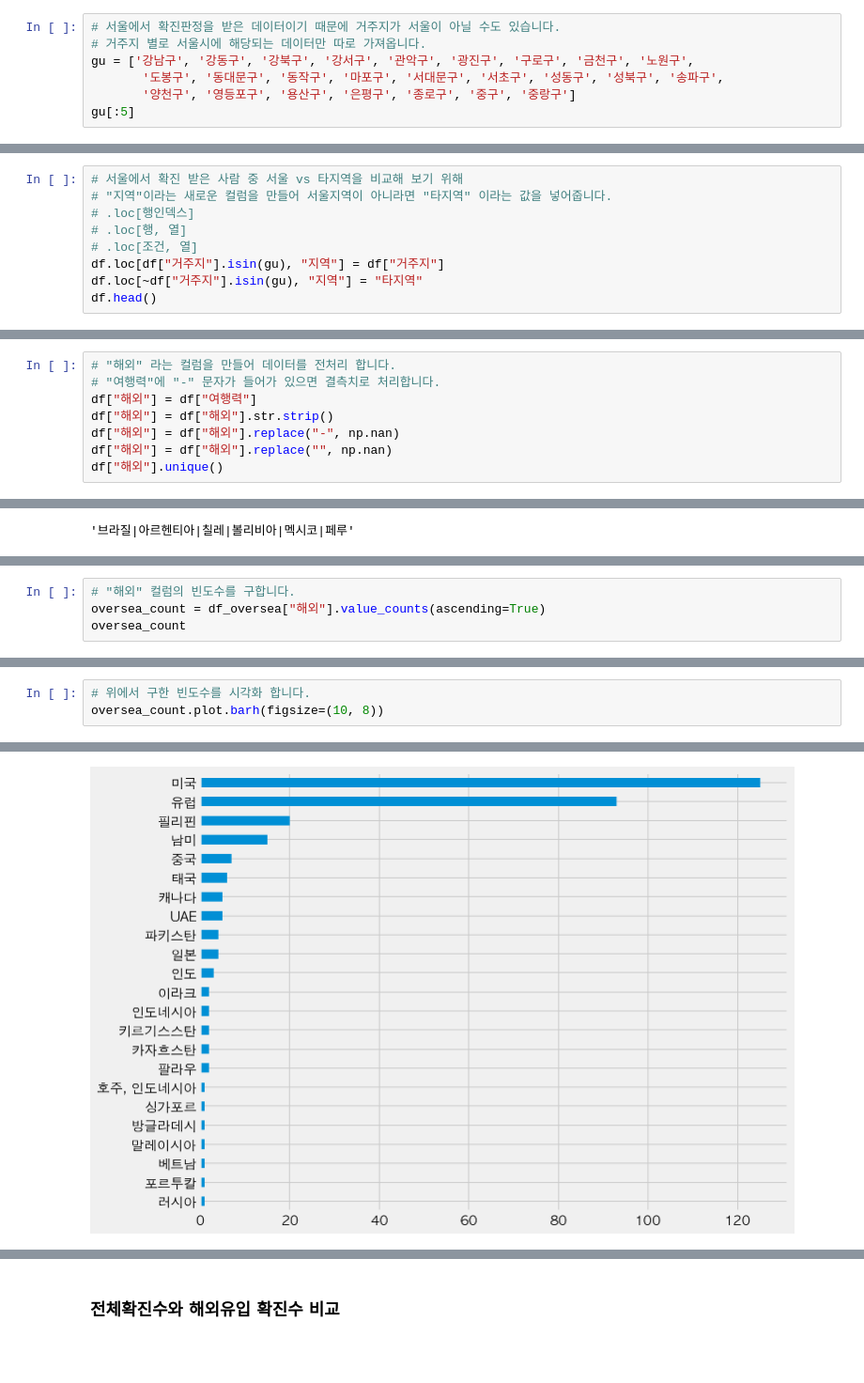
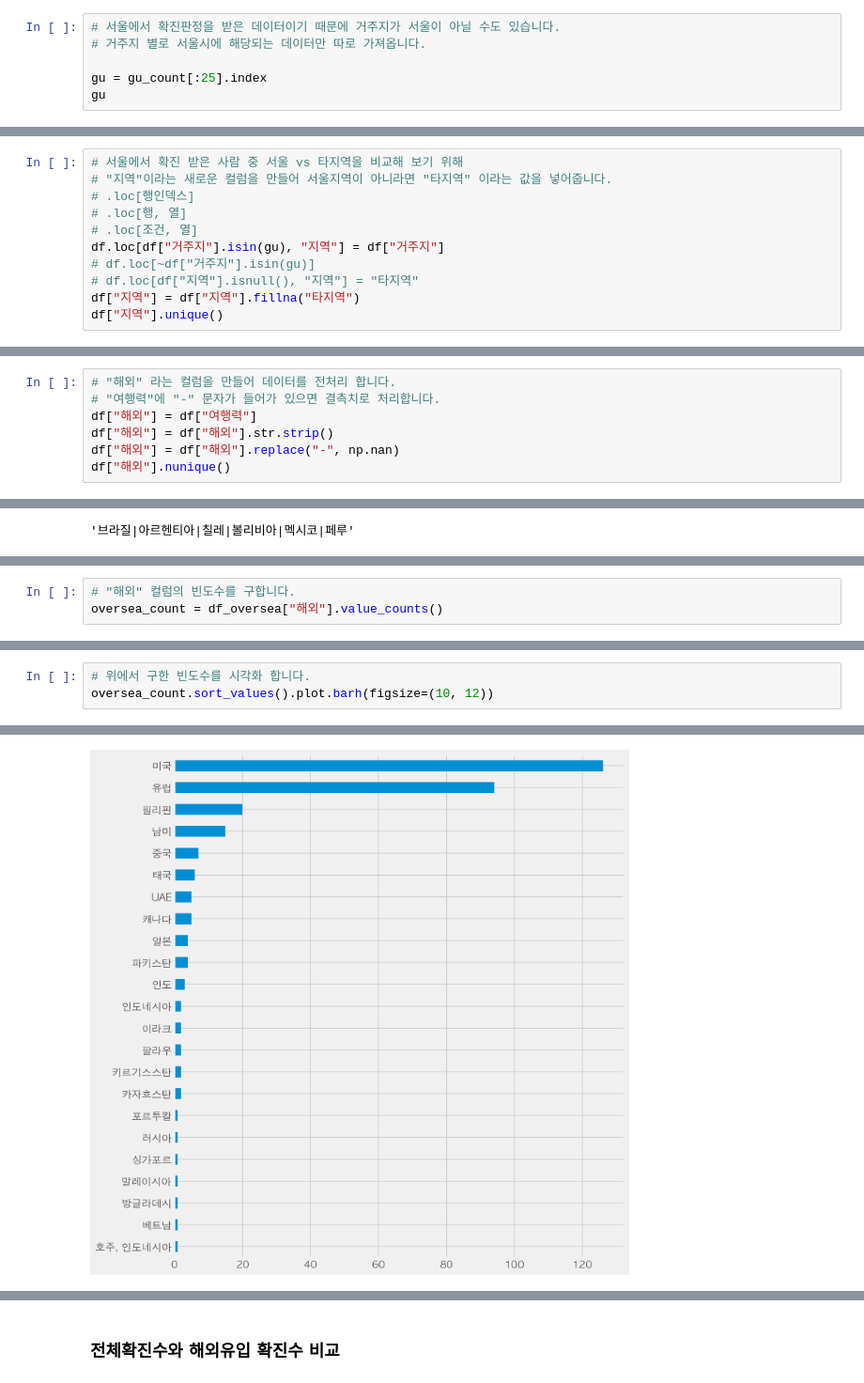
Before and after one commit to corazzon/cracking-the-pandas-cheat-sheet, a Jupyter notebook: seoul-covid-19-02-eda-output.ipynb, the cells around one changed output, grey strips where cells are left out. Shown at 94% size. Saved outputs shown, nothing was run; the diff lists cells and outputs as text; blank space fills up the shorter version.

```diff
--- a/seoul-covid-19-02-eda-output.ipynb
+++ b/seoul-covid-19-02-eda-output.ipynb
@@ -507,8 +585,7 @@ gu_count.sort_values().plot.barh(figsize=(10, 12), grid=True)
 # %%
 # 서울에서 확진판정을 받은 데이터이기 때문에 거주지가 서울이 아닐 수도 있습니다.
 # 거주지 별로 서울시에 해당되는 데이터만 따로 가져옵니다.
-gu = ['강남구', '강동구', '강북구', '강서구', '관악구', '광진구', '구로구', '금천구', '노원구',
-       '도봉구', '동대문구', '동작구', '마포구', '서대문구', '서초구', '성동구', '성북구', '송파구',
-       '양천구', '영등포구', '용산구', '은평구', '종로구', '중구', '중랑구']
-gu[:5]
+
+gu = gu_count[:25].index
+gu
 # %% [output]
@@ -553,6 +642,8 @@ df_gu.head()
 # .loc[행, 열]
 # .loc[조건, 열]
 df.loc[df["거주지"].isin(gu), "지역"] = df["거주지"]
-df.loc[~df["거주지"].isin(gu), "지역"] = "타지역"
-df.head()
+# df.loc[~df["거주지"].isin(gu)]
+# df.loc[df["지역"].isnull(), "지역"] = "타지역"
+df["지역"] = df["지역"].fillna("타지역")
+df["지역"].unique()
 # %% [output]
@@ -1168,6 +1235,5 @@ hospital_gu_heatmap[top_count_hospital].style.background_gradient(cmap="Blues")
 df["해외"] = df["여행력"]
 df["해외"] = df["해외"].str.strip()
 df["해외"] = df["해외"].replace("-", np.nan)
-df["해외"] = df["해외"].replace("", np.nan)
-df["해외"].unique()
+df["해외"].nunique()
 # %% [output]
@@ -1349,4 +1399,3 @@ day_oversea.head(10)
 # %%
 # "해외" 컬럼의 빈도수를 구합니다.
-oversea_count = df_oversea["해외"].value_counts(ascending=True)
-oversea_count
+oversea_count = df_oversea["해외"].value_counts()
@@ -1371,6 +1402,6 @@ Name: 해외, dtype: int64
 # %%
 # 위에서 구한 빈도수를 시각화 합니다.
-oversea_count.plot.barh(figsize=(10, 8))
+oversea_count.sort_values().plot.barh(figsize=(10, 12))
 # %% [output]
 <matplotlib.axes._subplots.AxesSubplot at 0x...>
-[figure, old version]
+[figure, new version]
```
Also changed, not shown: parts of 154 cells of this notebook, 1 other file.
